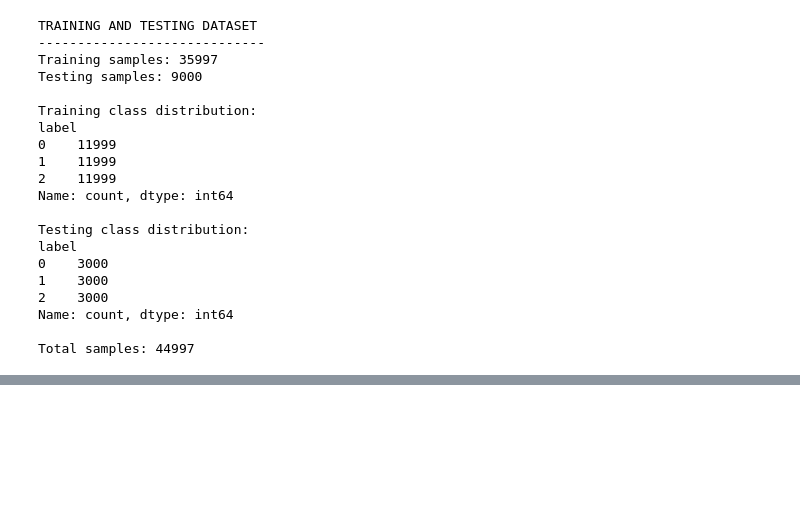
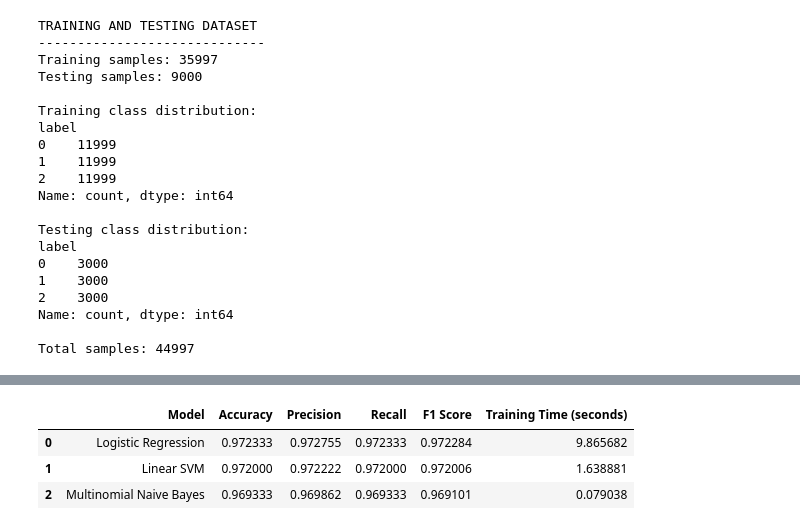
Before and after one commit to MysaniThiya/Agentra-RajarataUniversityOfSriLanka, a Jupyter notebook: email_analysis.ipynb, the cells around one changed output, grey strips where cells are left out. Drawn from its saved outputs; the diff is of its cells as text; code cells hidden in the pictures; blank space fills up the shorter version.

```diff
--- a/email_analysis.ipynb
+++ b/email_analysis.ipynb
@@ -544,0 +615,92 @@ Total samples: 44997
+# %%
+
+# STEP 6.1: Initialize machine learning models
+
+models = {
+    "Logistic Regression": LogisticRegression(
+        max_iter=1000,
+        random_state=42
+    ),
+
+    "Multinomial Naive Bayes": MultinomialNB(),
+
+    "Linear SVM": LinearSVC(
+        random_state=42,
+        max_iter=2000
+    )
+}
+
+# Store trained models and results
+trained_models = {}
+results = []
+
+# Train and evaluate each model
+for name, model in models.items():
+
+    print("\nTraining:", name)
+
+    start_time = time.time()
+
+    # Train model
+    model.fit(X_train_tfidf, y_train)
+
+    training_time = time.time() - start_time
+
+    # Predict testing data
+    y_pred = model.predict(X_test_tfidf)
+
+    # Calculate evaluation metrics
+    accuracy = accuracy_score(y_test, y_pred)
+
+    precision = precision_score(
+        y_test,
+        y_pred,
+        average="macro",
+        zero_division=0
+    )
+
+    recall = recall_score(
+        y_test,
+        y_pred,
+        average="macro",
+        zero_division=0
+    )
+
+    f1 = f1_score(
+        y_test,
+        y_pred,
+        average="macro",
+        zero_division=0
+    )
+
+    # Save trained model
+    trained_models[name] = model
+
+    # Save evaluation results
+    results.append({
+        "Model": name,
+        "Accuracy": accuracy,
+        "Precision": precision,
+        "Recall": recall,
+        "F1 Score": f1,
+        "Training Time (seconds)": training_time
+    })
+
+    print("Training completed!")
+    print("Accuracy:", round(accuracy, 4))
+    print("Precision:", round(precision, 4))
+    print("Recall:", round(recall, 4))
+    print("F1 Score:", round(f1, 4))
+    print("Training time:", round(training_time, 2), "seconds")
+
+# Create comparison table
+results_df = pd.DataFrame(results)
+
+print("\nMODEL COMPARISON")
+display(
+    results_df.sort_values(
+        by="F1 Score",
+        ascending=False
+    ).reset_index(drop=True)
+)
+# %% [output]
@@ -544,0 +724,4 @@ Total samples: 44997
+|  | Model | Accuracy | Precision | Recall | F1 Score | Training Time (seconds) |
+| 0 | Logistic Regression | 0.972333 | 0.972755 | 0.972333 | 0.972284 | 9.865682 |
+| 1 | Linear SVM | 0.972000 | 0.972222 | 0.972000 | 0.972006 | 1.638881 |
+| 2 | Multinomial Naive Bayes | 0.969333 | 0.969862 | 0.969333 | 0.969101 | 0.079038 |
```
Also changed, not shown: parts of 13 cells of this notebook.
